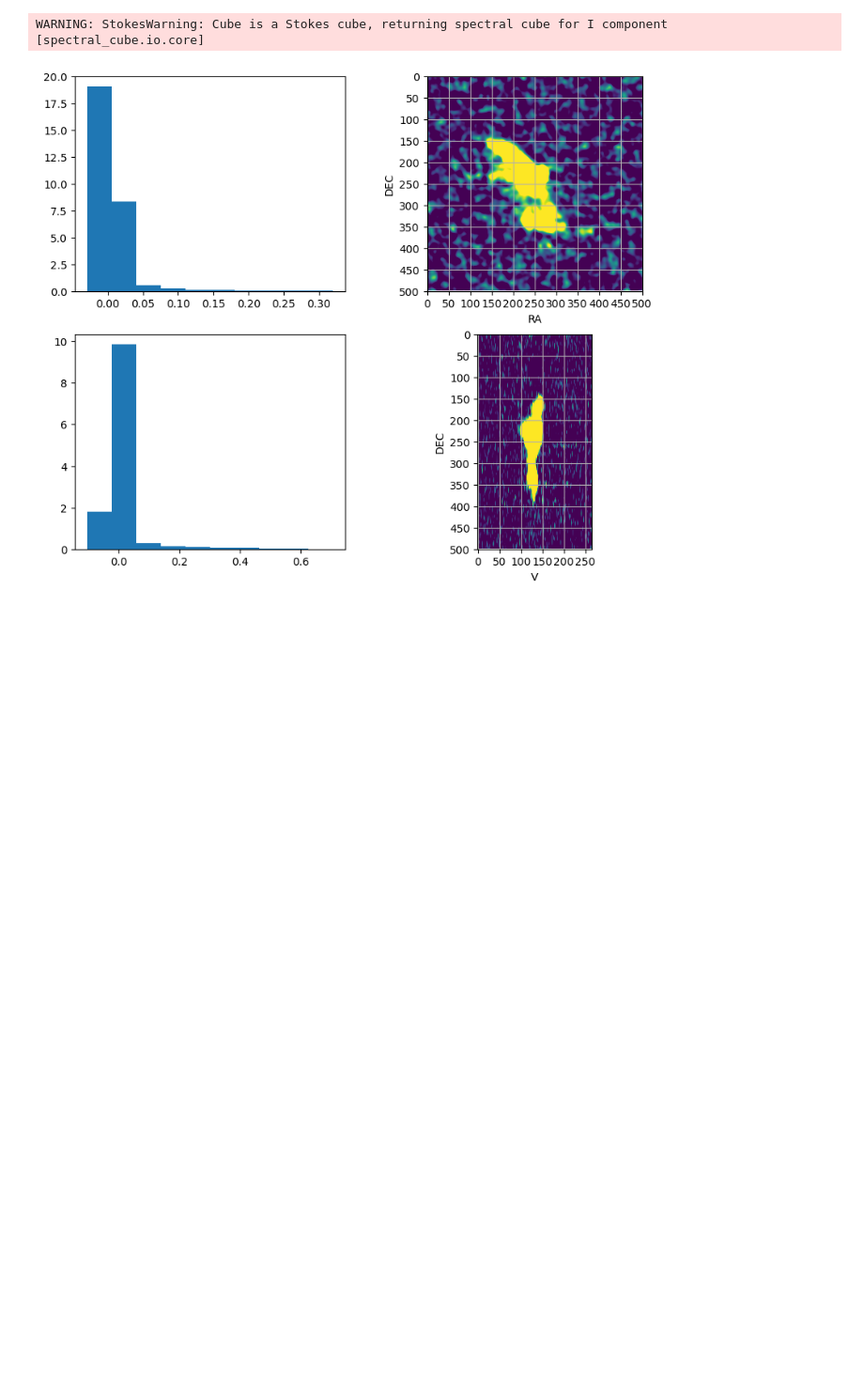
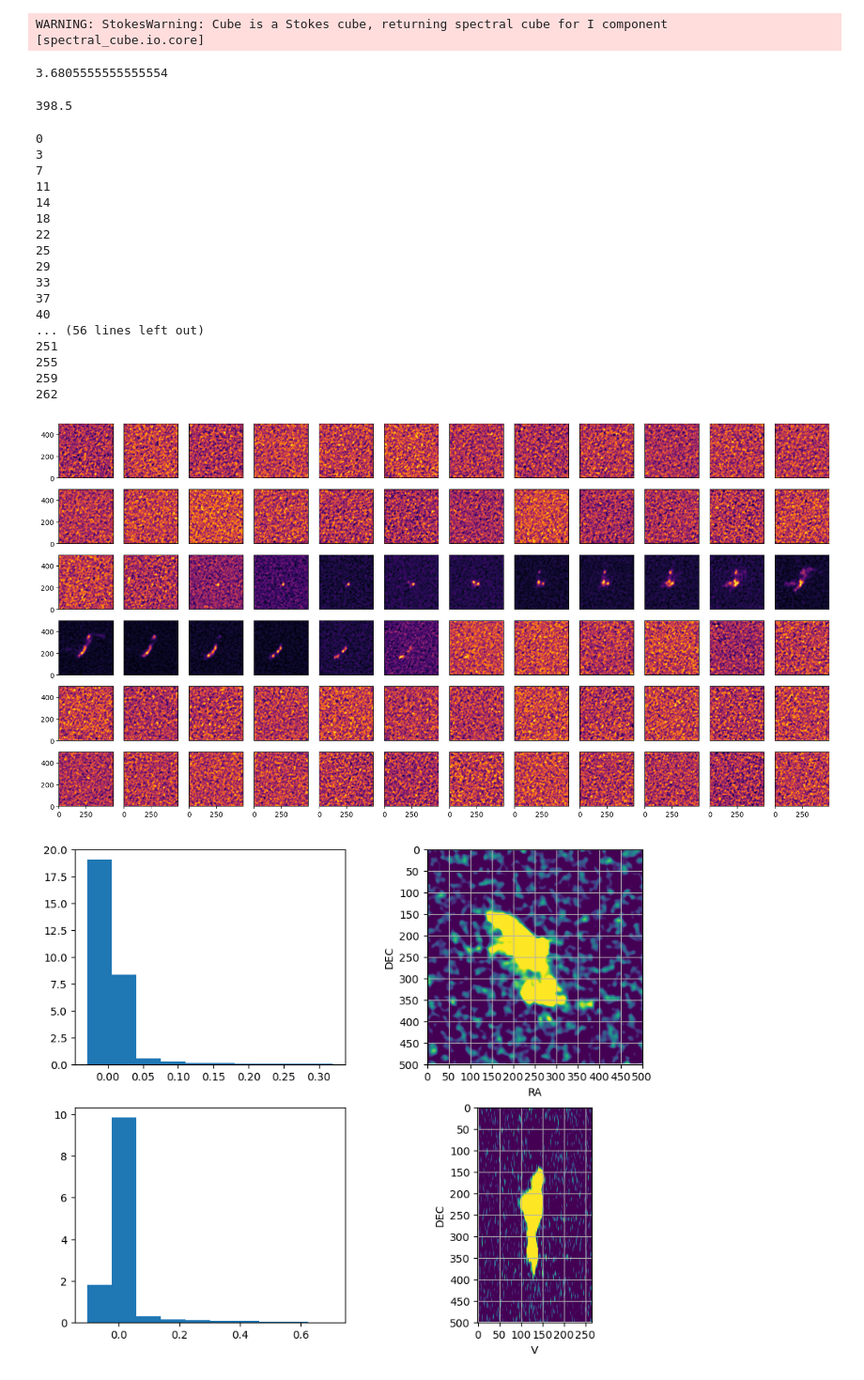
Before and after one commit to ixakalabadie/ViSL3D, a Jupyter notebook: notebooks/3d_vis_template.ipynb, the cells around one changed output. Shown at 94% size. Saved outputs shown, nothing was run; the diff lists cells and outputs as text; code cells hidden in the pictures; blank space fills up the shorter version.

```diff
--- a/notebooks/3d_vis_template.ipynb
+++ b/notebooks/3d_vis_template.ipynb
@@ -8,7 +8,7 @@ from astroquery.skyview import SkyView
 from scipy.stats import norm
 # %%
 # Read the fits file and save header
-HI_cube = SpectralCube.read("HCG31.fits")
+HI_cube = SpectralCube.read("../../HCG31.fits")
 cubehead = HI_cube.header
 nz, ny, nx = HI_cube.shape
 print(HI_cube.shape)
@@ -19,6 +19,53 @@ print(delta_arcsec)
 (265, 500, 500)
 (1.500000000000012, 1.500000000000012, 5.513796271639699)
 WARNING: StokesWarning: Cube is a Stokes cube, returning spectral cube for I component [spectral_cube.io.core]
+# %%
+
+l
+# %% [output]
+3.6805555555555554
+# %%
+5*72+11*3.5
+# %% [output]
+398.5
+# %%
+nrows, ncols = 6, 12
+
+fig, ax = plt.subplots(nrows=nrows, ncols=ncols, figsize=(20, 10))
+for i in range(nrows):
+    for j in range(ncols):
+        l = len(HI_cube.unmasked_data[:])
+        l = l/(nrows*ncols)
+        l = int((i*ncols+j)*np.round(l,1))
+        print(l)
+        ax[i,j].imshow(HI_cube.unmasked_data[l].to_value(), cmap='inferno', origin='lower');
+        if j != 0:
+            ax[i,j].set_yticklabels([])
+            ax[i,j].set_yticks([])
+
+        # Show x-axis tick labels only on the last row
+        if i != nrows-1:
+            ax[i,j].set_xticklabels([])
+            ax[i,j].set_xticks([])
+# %% [output]
+0
+3
+7
+11
+14
+18
+22
+25
+29
+33
+37
+40
+... (56 lines left out)
+251
+255
+259
+262
+[figure, added]
 # %%
 c3.preview2d(HI_cube.unmasked_data[:].to_value(), vmin1=0.00, vmax1=0.03, vmin2=0.01, vmax2=0.07, norm='asinh')
 # %% [output]
```
Also changed, not shown: parts of 1 cell of this notebook, 1 other file.
